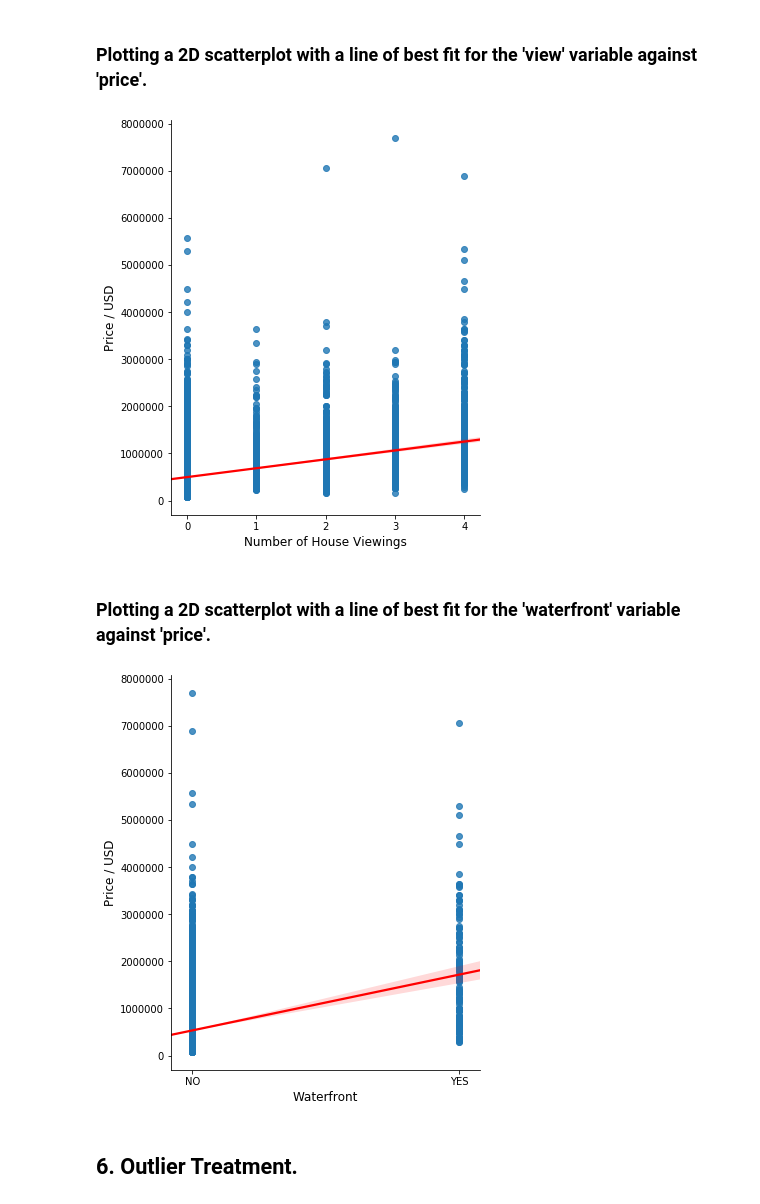
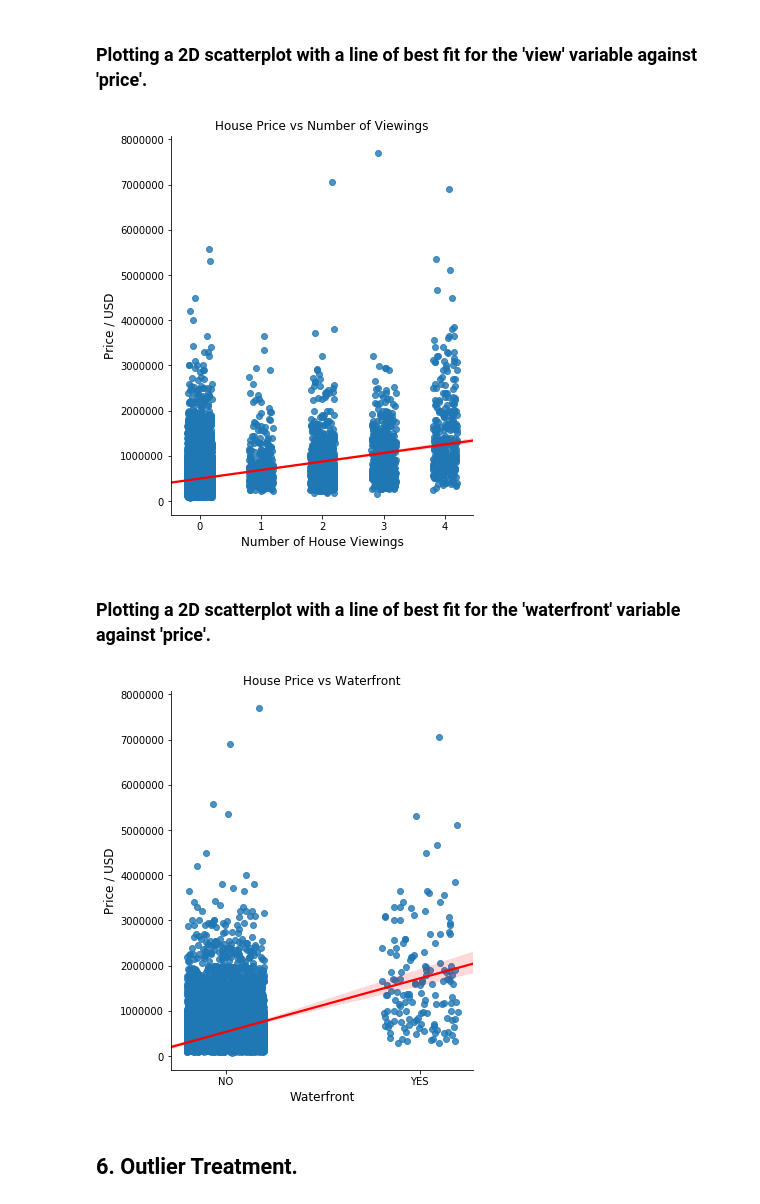
Before and after one commit to petehumphries/housing_project, a Jupyter notebook: project_1_regression_modelling_RM.ipynb, the cells around one changed output. Cells and saved outputs as stored; diff of their text form; code cells hidden in the pictures.

```diff
--- a/project_1_regression_modelling_RM.ipynb
+++ b/project_1_regression_modelling_RM.ipynb
@@ -143,27 +217,27 @@ Text(0, 0.5, 'Average Sale Price / USD')
 # %% [markdown]
 ### Plotting a 2D scatterplot with a line of best fit for the 'view' variable against 'price'.
 # %%
-ax = sns.pairplot(data = df, y_vars = 'price', x_vars = 'view', kind='reg', plot_kws={'line_kws':{'color':'red'}})
-ax.fig.set_size_inches(7,8)
+fig = sns.lmplot(y='price', x='view', data = df, x_jitter = 0.2, line_kws={'color': 'red'}, size=6, aspect=0.9)
 plt.xlabel('Number of House Viewings', fontsize=12)
 plt.ylabel('Price / USD', fontsize=12)
+plt.title('House Price vs Number of Viewings')
 position = (0,1,2,3,4)
 plt.xticks(position,[0,1,2,3,4])
 plt.show()
 # %% [output]
-[figure, old version]
+[figure, new version]
 # %% [markdown]
 ### Plotting a 2D scatterplot with a line of best fit for the 'waterfront' variable against 'price'.
 # %%
-ax = sns.pairplot(data = df, y_vars = 'price', x_vars = 'waterfront', kind='reg', plot_kws={'line_kws':{'color':'red'}})
-ax.fig.set_size_inches(7,8)
+sns.lmplot(y = 'price', x = 'waterfront', data = df, x_jitter=0.2, line_kws={'color': 'red'}, size=6, aspect=0.9)
 plt.xlabel('Waterfront', fontsize=12)
 plt.ylabel('Price / USD', fontsize=12)
+plt.title('House Price vs Waterfront')
 position = (0,1)
 plt.xticks(position,['NO','YES'])
 plt.show()
 # %% [output]
-[figure, old version]
+[figure, new version]
 # %% [markdown]
 ## 6. Outlier Treatment.
 # %% [markdown]
```
Also changed, not shown: parts of 16 cells of this notebook, 1 other file.
